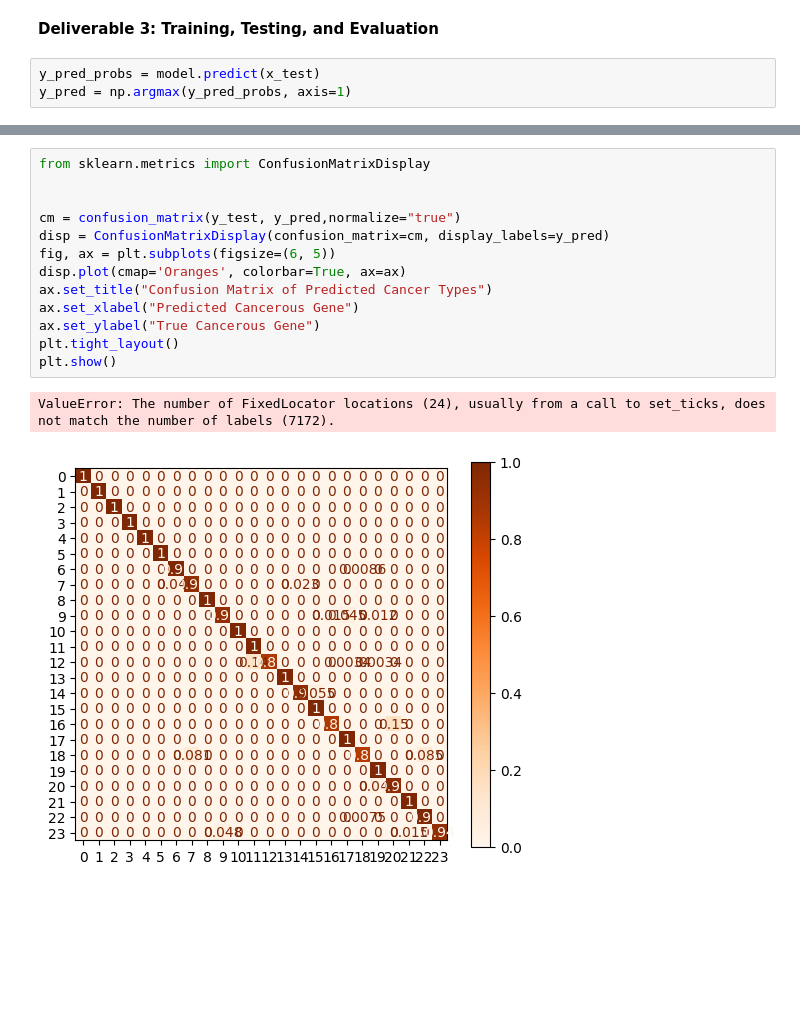
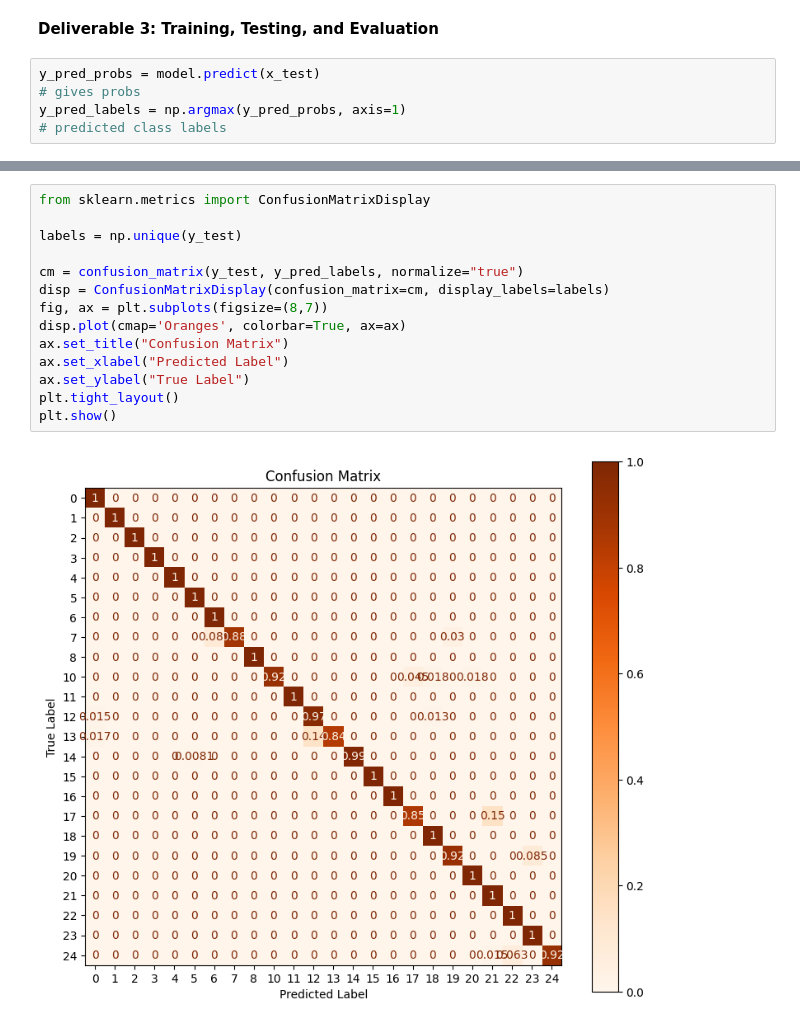
Before and after one commit to fionacampbell3/nlpcv-fiona, a Jupyter notebook: assign.ipynb, the cells around one changed output, grey strips where cells are left out. Cells and saved outputs as stored; diff of their text form; blank space fills up the shorter version.

Commit message:
fixed label issue and confusion matrix display

```diff
--- a/assign.ipynb
+++ b/assign.ipynb
@@ -265,5 +256,7 @@ plt.show()
 **Deliverable 3: Training, Testing, and Evaluation**
 # %%
 y_pred_probs = model.predict(x_test)
-y_pred = np.argmax(y_pred_probs, axis=1)
+# gives probs
+y_pred_labels = np.argmax(y_pred_probs, axis=1)
+# predicted class labels
 # %% [output]
@@ -298,16 +292,16 @@ AttributeError: 'Sequential' object has no attribute 'target_names'
 # %%
 from sklearn.metrics import ConfusionMatrixDisplay
 
+labels = np.unique(y_test)
 
-cm = confusion_matrix(y_test, y_pred,normalize="true")
-disp = ConfusionMatrixDisplay(confusion_matrix=cm, display_labels=y_pred)
-fig, ax = plt.subplots(figsize=(6, 5))
+cm = confusion_matrix(y_test, y_pred_labels, normalize="true")
+disp = ConfusionMatrixDisplay(confusion_matrix=cm, display_labels=labels)
+fig, ax = plt.subplots(figsize=(8,7))
 disp.plot(cmap='Oranges', colorbar=True, ax=ax)
-ax.set_title("Confusion Matrix of Predicted Cancer Types")
-ax.set_xlabel("Predicted Cancerous Gene")
-ax.set_ylabel("True Cancerous Gene")
+ax.set_title("Confusion Matrix")
+ax.set_xlabel("Predicted Label")
+ax.set_ylabel("True Label")
 plt.tight_layout()
 plt.show()
 # %% [output]
-ValueError: The number of FixedLocator locations (24), usually from a call to set_ticks, does not match the number of labels (7172).
-[figure, old version]
+[figure, new version]
```
Also changed, not shown: parts of 8 cells of this notebook.
